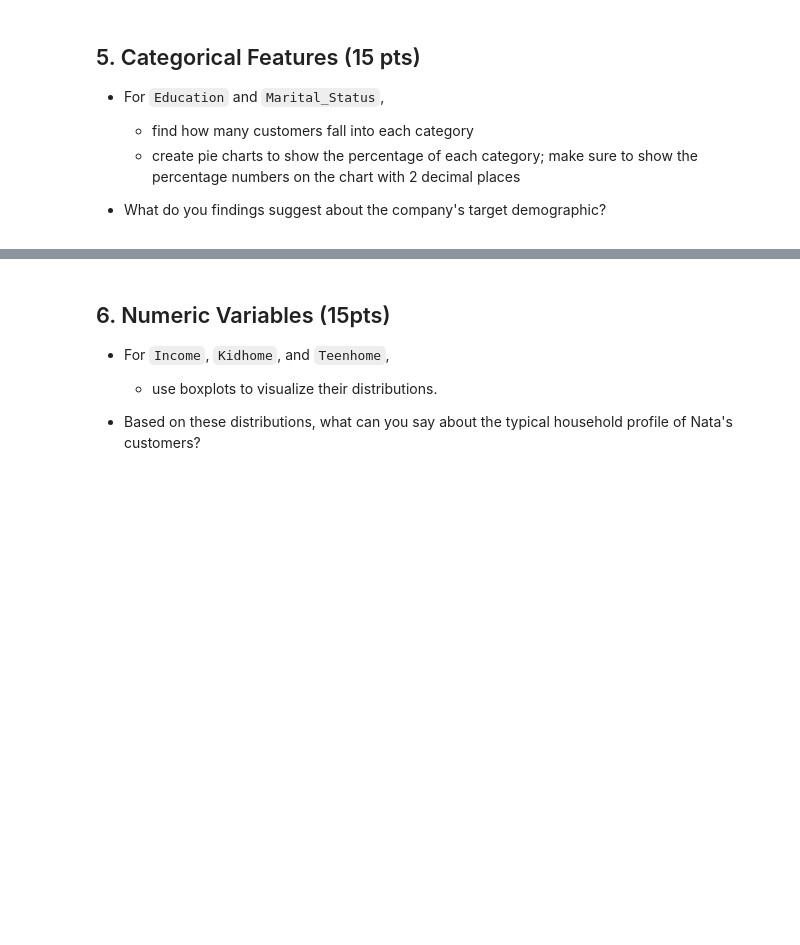
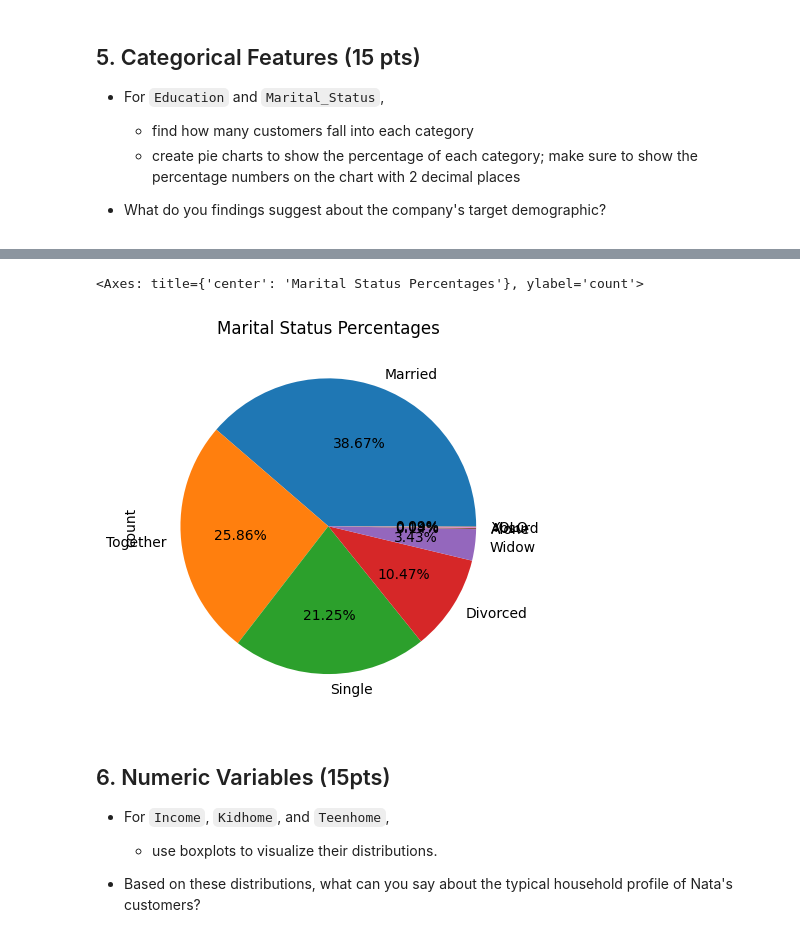
Before and after one commit to Data-Analytics-with-Python/individual-assignment-i-chatha-bit, a Jupyter notebook: Assignment_Notebook_1.ipynb, the cells around one changed output, grey strips where cells are left out. Saved outputs shown, nothing was run; the diff lists cells and outputs as text; code cells hidden in the pictures; blank space fills up the shorter version.

```diff
--- a/Assignment_Notebook_1.ipynb
+++ b/Assignment_Notebook_1.ipynb
@@ -185,0 +237,6 @@ df
+# %%
+ct = df['Marital_Status'].value_counts()
+ct.plot(kind='pie', autopct='%1.2f%%', title = 'Marital Status Percentages')
+# %% [output]
+<Axes: title={'center': 'Marital Status Percentages'}, ylabel='count'>
+[figure, added]
```
Also changed, not shown: parts of 9 cells of this notebook.
